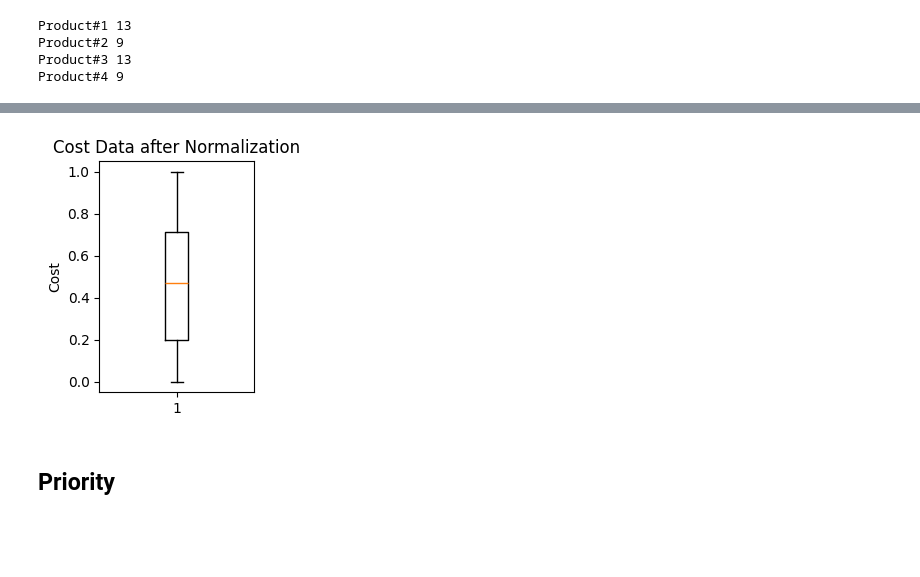
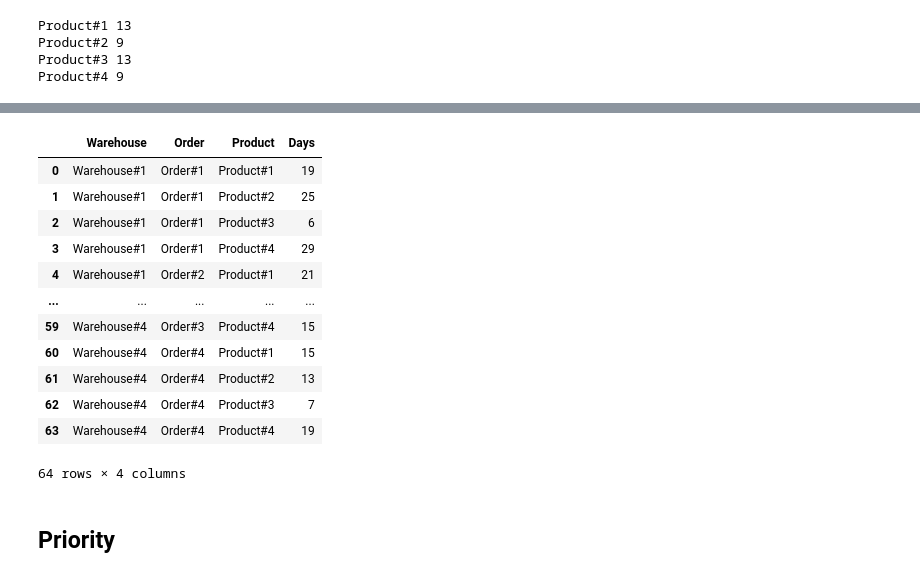
Before and after one commit to kk20krishna/Intelligent-Sourcing, a Jupyter notebook: Intelligent_Sourcing.ipynb, the cells around one changed output, grey strips where cells are left out. Saved outputs shown, nothing was run; the diff lists cells and outputs as text; code cells hidden in the pictures; blank space fills up the shorter version.

```diff
--- a/Intelligent_Sourcing.ipynb
+++ b/Intelligent_Sourcing.ipynb
@@ -128,2 +150,18 @@ plt.show()
+# %%
+days_data
+# %% [output]
+|  | Warehouse | Order | Product | Days |
+| 0 | Warehouse#1 | Order#1 | Product#1 | 19 |
+| 1 | Warehouse#1 | Order#1 | Product#2 | 25 |
+| 2 | Warehouse#1 | Order#1 | Product#3 | 6 |
+| 3 | Warehouse#1 | Order#1 | Product#4 | 29 |
+| 4 | Warehouse#1 | Order#2 | Product#1 | 21 |
+| ... | ... | ... | ... | ... |
+| 59 | Warehouse#4 | Order#3 | Product#4 | 15 |
+| 60 | Warehouse#4 | Order#4 | Product#1 | 15 |
+| 61 | Warehouse#4 | Order#4 | Product#2 | 13 |
+| 62 | Warehouse#4 | Order#4 | Product#3 | 7 |
+| 63 | Warehouse#4 | Order#4 | Product#4 | 19 |
+64 rows × 4 columns
 # %%
 # Calculate the minimum and maximum cost
@@ -135,11 +173,3 @@ cost_data['Cost'] = (cost_data['Cost'] - min_cost) / (max_cost - min_cost)
-# %%
-plt.figure(figsize=(2,3))
-plt.boxplot(cost_data['Cost'])
-plt.title('Cost Data after Normalization')
-plt.ylabel('Cost')
-plt.show()
-# %% [output]
-[figure, removed]
 # %%
 # Creates a dictionary of the cost for each Warehouse, Order and Product Combination
 
```
Also changed, not shown: parts of 23 cells of this notebook.
